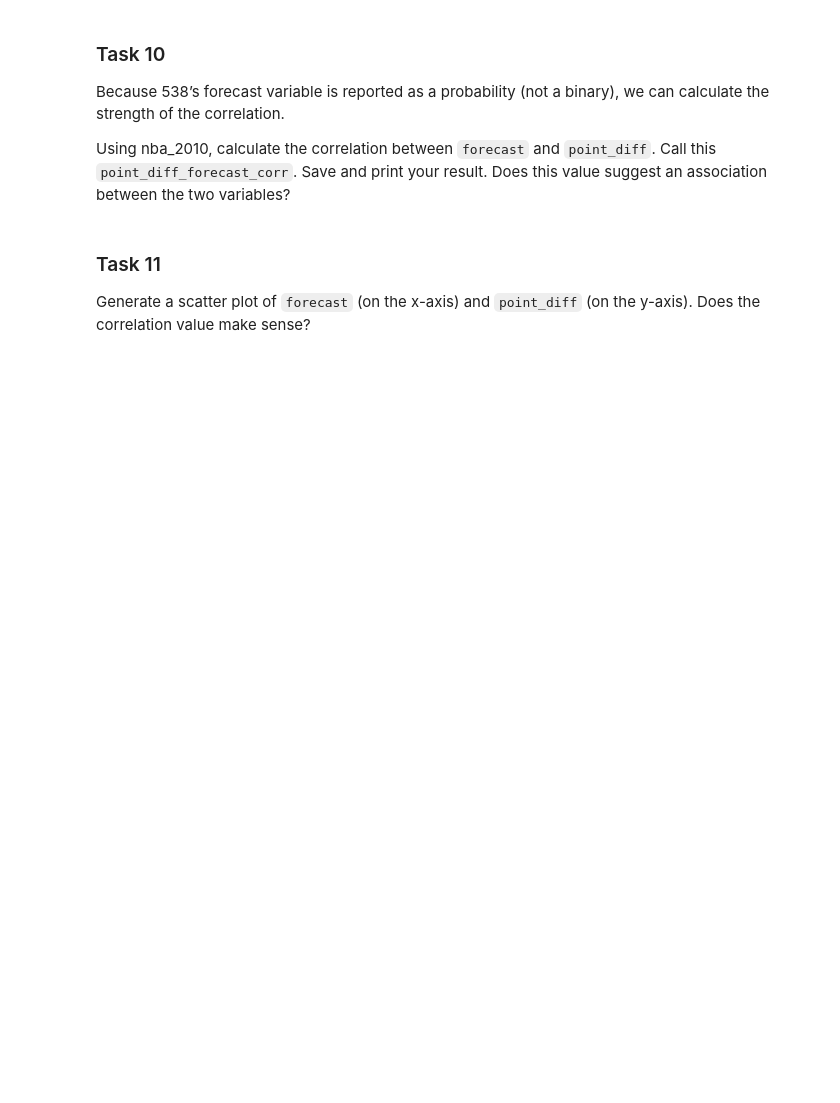
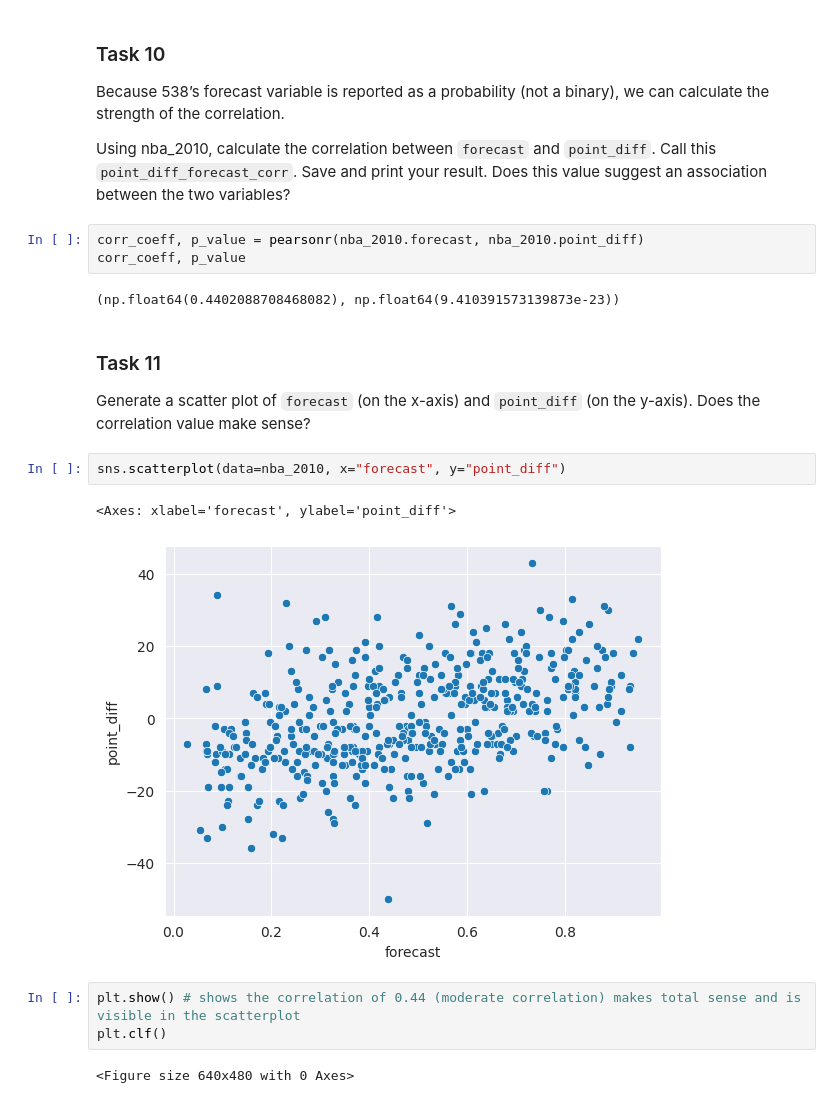
Before and after one commit to majorgilles/code_cademy_nlp, a Jupyter notebook: nba_trends/Codecademy_NBA_Trends_Project.ipynb, the cells around one changed output. Drawn from its saved outputs; the diff is of its cells as text; blank space fills up the shorter version.

```diff
--- a/nba_trends/Codecademy_NBA_Trends_Project.ipynb
+++ b/nba_trends/Codecademy_NBA_Trends_Project.ipynb
@@ -154,7 +189,22 @@ Using `nba_2010`, calculate the covariance between `forecast` (538's projected w
 Because 538’s forecast variable is reported as a probability (not a binary), we can calculate the strength of the correlation.
 
 Using nba_2010, calculate the correlation between `forecast` and `point_diff`. Call this `point_diff_forecast_corr`. Save and print your result. Does this value suggest an association between the two variables?
+# %%
+corr_coeff, p_value = pearsonr(nba_2010.forecast, nba_2010.point_diff)
+corr_coeff, p_value
+# %% [output]
+(np.float64(0.4402088708468082), np.float64(9.410391573139873e-23))
 # %% [markdown]
 ### Task 11
 
 Generate a scatter plot of `forecast` (on the x-axis) and `point_diff` (on the y-axis). Does the correlation value make sense?
+# %%
+sns.scatterplot(data=nba_2010, x="forecast", y="point_diff")
+# %% [output]
+<Axes: xlabel='forecast', ylabel='point_diff'>
+[figure, added]
+# %%
+plt.show() # shows the correlation of 0.44 (moderate correlation) makes total sense and is visible in the scatterplot
+plt.clf()
+# %% [output]
+<Figure size 640x480 with 0 Axes>
```
Also changed, not shown: parts of 6 cells of this notebook.
